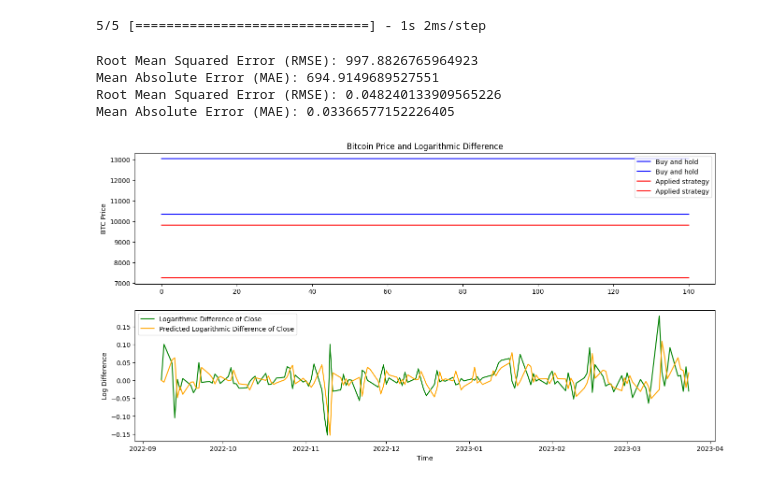
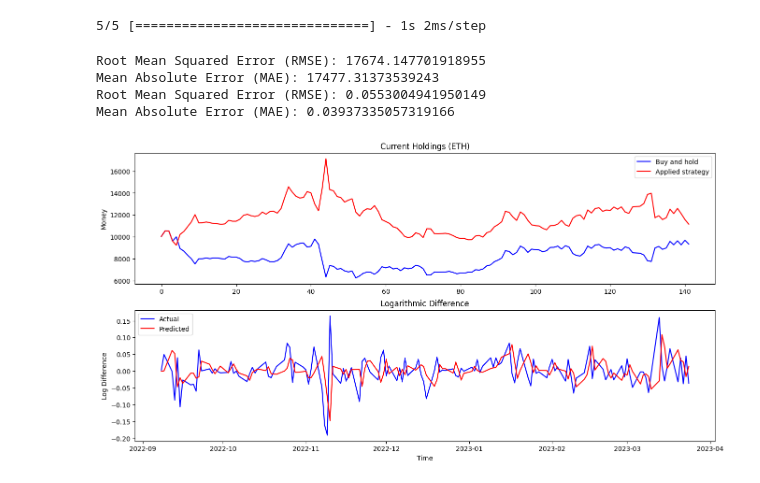
Before and after one commit to CodyAdam/datachallenge2024, a Jupyter notebook: src/final_BTC.ipynb, the cells around one changed output. Drawn from its saved outputs; the diff is of its cells as text; code cells hidden in the pictures.

```diff
--- a/src/final_BTC.ipynb
+++ b/src/final_BTC.ipynb
@@ -11,11 +11,13 @@ from random import randint
 from sklearn.metrics import mean_squared_error, mean_absolute_error
 import math
 # %%
-CLOSE = "Close_BTC"
+CURRENCY = "BTC"
+CLOSE = f"Close_{CURRENCY}"
 
-seed = randint(0, 1000000)
-seed = 718099
+seed = random.randint(0, 1000000)
+seed = 122751
 print(seed)
 tf.random.set_seed(seed)
 np.random.seed(seed)
+random.seed(seed)
 # %% [output]
@@ -23,9 +25,9 @@ np.random.seed(seed)
 # %%
-file_path = '../data/federalfinancegestion/Rennes_DataChallenge2024_Cryptomarkets_dataset.xlsx'
-data = pd.read_excel(file_path)
+dataset_pickle = '../data/federalfinancegestion/dataset.pkl'
+df = pd.read_pickle(dataset_pickle)
 
 # Remove all string (object type) columns from the dataset
-data_numeric = data.select_dtypes(exclude=['object'])
+data_numeric = df.select_dtypes(exclude=['object'])
 
 # Finding the column that closely matches "Close_BTC" in the numeric dataset
 close_btc_column_numeric = [col for col in data_numeric.columns if "Close_BTC" in col]
@@ -194,7 +195,7 @@ money_evolution_buy_and_hold = []
 for i in range(len(log_diff_predicted)):
     money_buy_and_hold = money_buy_and_hold * (1 + log_diff_actual.iloc[i][0])
     money_evolution_buy_and_hold.append(money_buy_and_hold)
-    if log_diff_predicted[i] > 0:
+    if log_diff_predicted[i] >= 0:
         money = money * (1 + log_diff_actual.iloc[i][0])
     else:
         money = money * (1 - log_diff_actual.iloc[i][0])
@@ -216,28 +217,27 @@ print('Root Mean Squared Error (RMSE):', rmse)
 mae = mean_absolute_error(log_diff_actual, log_diff_predicted)
 print('Mean Absolute Error (MAE):', mae)
 # %% [output]
-Root Mean Squared Error (RMSE): 997.8826765964923
-Mean Absolute Error (MAE): 694.9149689527551
-Root Mean Squared Error (RMSE): 0.048240133909565226
-Mean Absolute Error (MAE): 0.03366577152226405
+Root Mean Squared Error (RMSE): 17674.147701918955
+Mean Absolute Error (MAE): 17477.31373539243
+Root Mean Squared Error (RMSE): 0.0553004941950149
+Mean Absolute Error (MAE): 0.03937335057319166
 # %%
-# Existing plot for 'Close' prices
 plt.figure(figsize=(16, 8))
-plt.subplot(2, 1, 1)  # First subplot in a 2x1 grid
+plt.subplot(2, 1, 1)
 plt.plot(money_evolution_buy_and_hold, label='Buy and hold', color='blue')
 plt.plot(money_evolution, label='Applied strategy', color='red')
-plt.title('Bitcoin Price and Logarithmic Difference')
-plt.ylabel('BTC Price')
+plt.title(f'Current Holdings ({CURRENCY})')
+plt.ylabel('Money')
 plt.legend()
 
-# New plot for 'Log_Diff_Close'
-plt.subplot(2, 1, 2)  # Second subplot in a 2x1 grid
-plt.plot(log_diff_actual, label='Logarithmic Difference of Close', color='blue')
-plt.plot(log_diff_predicted, label='Predicted Logarithmic Difference of Close', color='red')
+plt.subplot(2, 1, 2)
+plt.plot(log_diff_actual, label='Actual', color='blue')
+plt.plot(log_diff_predicted, label='Predicted', color='red')
+plt.title(f'Logarithmic Difference')
 plt.xlabel('Time')
 plt.ylabel('Log Difference')
 plt.legend()
 
 plt.show()
 # %% [output]
-[figure, old version]
+[figure, new version]
```
Also changed, not shown: parts of 7 cells of this notebook, 5 other files.
